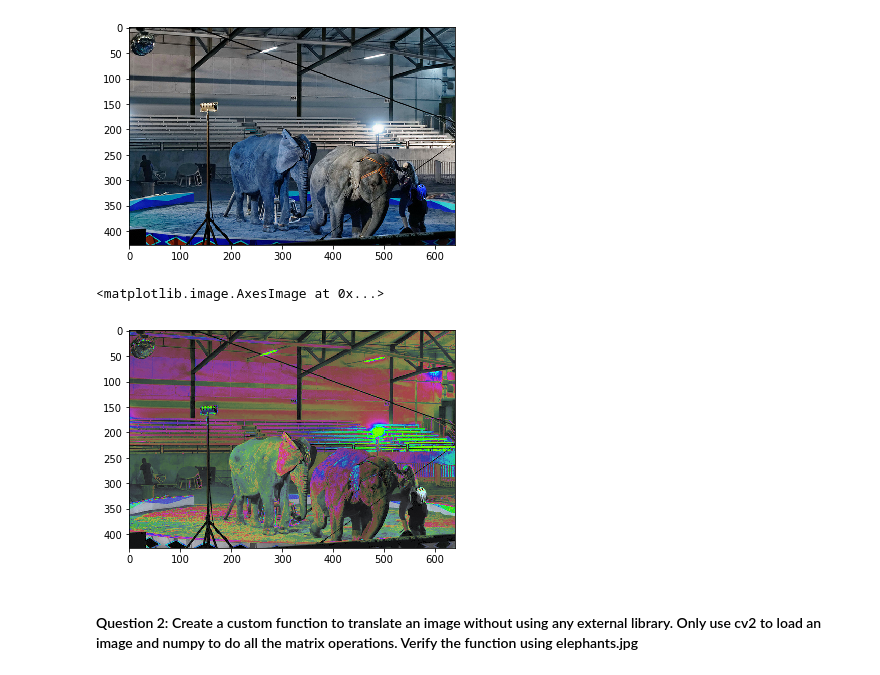
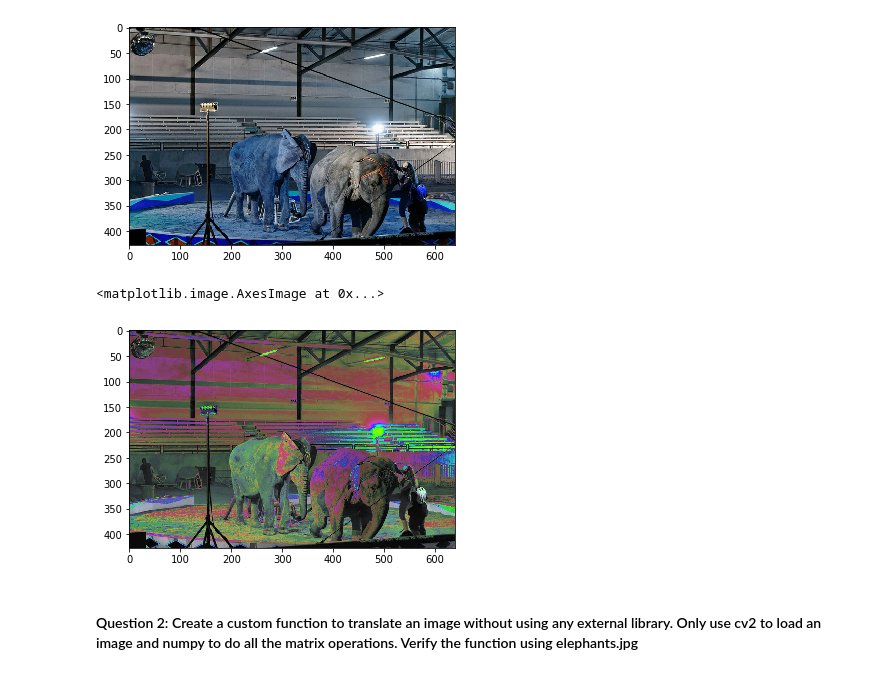
Before and after one commit to Arushi04/Computer-Vision, a Jupyter notebook: Assignment2.ipynb, the cells around one changed output. Cells and saved outputs as stored; diff of their text form; code cells hidden in the pictures.

```diff
--- a/Assignment2.ipynb
+++ b/Assignment2.ipynb
@@ -12,27 +12,27 @@ plt.imshow(image)
 <matplotlib.image.AxesImage at 0x...>
 [figure]
 # %%
-def image_brightness(image, value=20):
+def image_brightness(image, value=10):
 
     hsv = cv2.cvtColor(image, cv2.COLOR_BGR2HSV)
     h, s, v = cv2.split(hsv)
 
     #for handling overflow
     lim = 255 - value
     v[v > lim] = 255
     v[v <= lim] += value
 
     final_hsv = cv2.merge((h, s, v))
     img = cv2.cvtColor(final_hsv, cv2.COLOR_HSV2BGR)
     return img
 
-brighter_image = image_brightness(image,value=20)
+brighter_image = image_brightness(image,value=10)
 brighter_image = cv2.cvtColor(brighter_image, cv2.COLOR_HSV2BGR)
 
 plt.imshow(brighter_image)
 # %% [output]
 <matplotlib.image.AxesImage at 0x...>
-[figure, old version]
+[figure, new version]
 # %% [markdown]
 #### Question 2: Create a custom function to translate an image without using any external library. Only use cv2 to load an image and numpy to do all the matrix operations. Verify the function using elephants.jpg
 # %%
```
Also changed, not shown: parts of 2 cells of this notebook.
